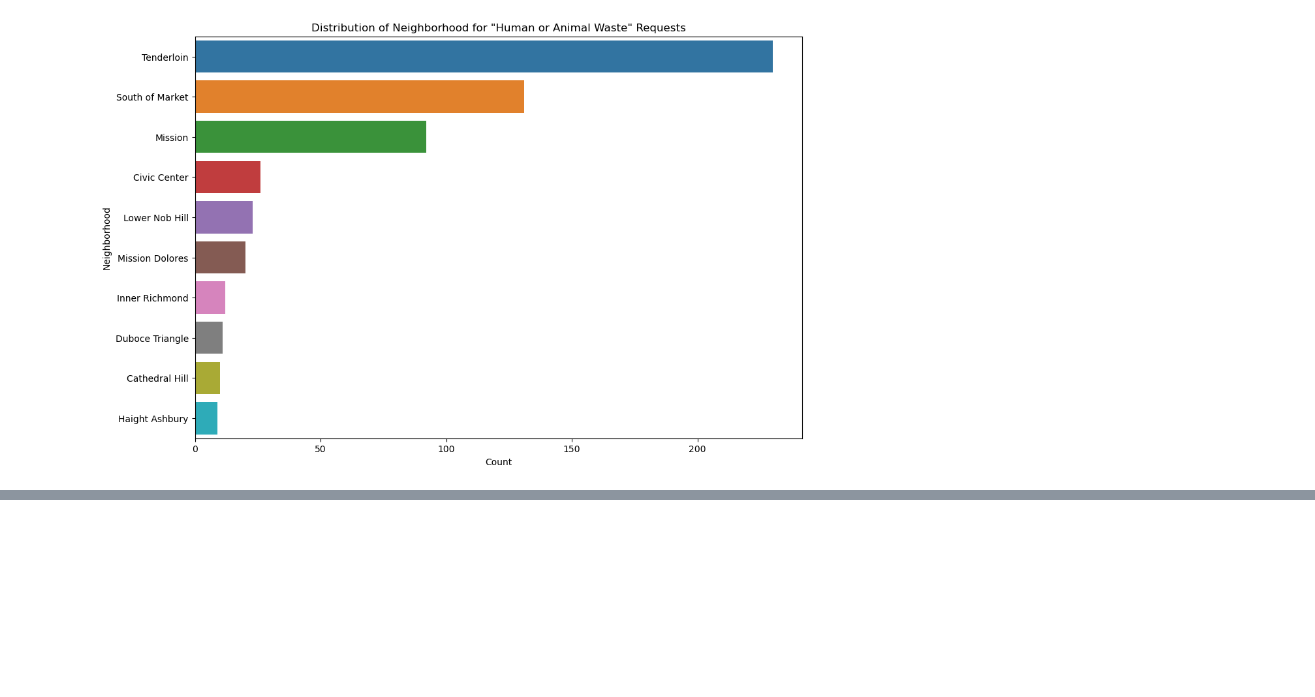
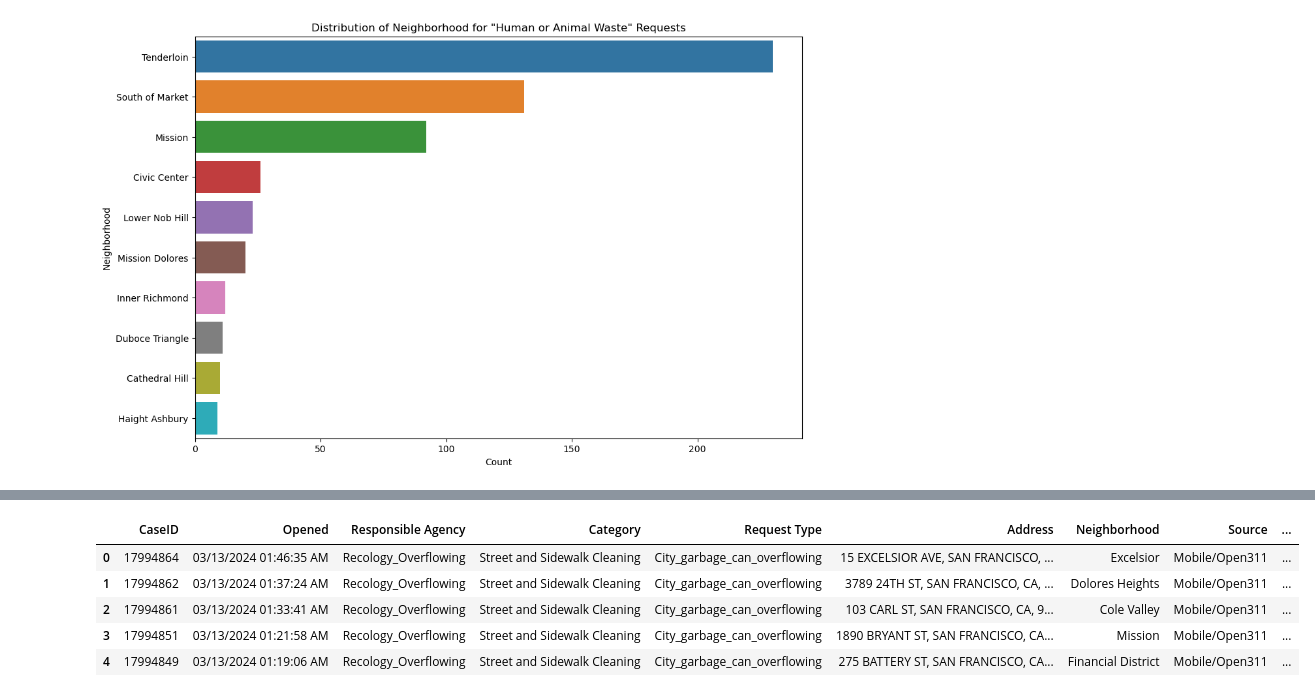
Before and after one commit to Wook22/Public_Data_Prediction_Modeling, a Jupyter notebook: EDA.ipynb, the cells around one changed output, grey strips where cells are left out. Saved outputs shown, nothing was run; the diff lists cells and outputs as text; code cells hidden in the pictures; blank space fills up the shorter version.

```diff
--- a/EDA.ipynb
+++ b/EDA.ipynb
@@ -177,0 +216,31 @@ plt.show()
+# %%
+df2 = df.copy()
+
+# Delete the unreleveent columns
+df3 = df2.drop(['Closed',
+                'Status',
+                'Request Details',
+                'Supervisor District',
+                'Updated'
+                ],
+               axis=1)
+
+# Split 'Point' column into separate 'Latitude' and 'Longitude' columns
+df3[['Latitude', 'Longitude']] = df3['Point'].str.strip('()').str.split(',', expand=True)
+
+# Convert the values to float
+df3['Latitude'] = df3['Latitude'].astype(float)
+df3['Longitude'] = df3['Longitude'].astype(float)
+
+# Drop the original 'Point' column if no longer needed
+df3.drop(columns=['Point'], inplace=True)
+
+# Display the modified DataFrame
+df3.head()
+# %% [output]
+|  | CaseID | Opened | Responsible Agency | Category | Request Type | Address | Neighborhood | Source | ... |
+| 0 | 17994864 | 03/13/2024 01:46:35 AM | Recology_Overflowing | Street and Sidewalk Cleaning | City_garbage_can_overflowing | 15 EXCELSIOR AVE, SAN FRANCISCO, ... | Excelsior | Mobile/Open311 | ... |
+| 1 | 17994862 | 03/13/2024 01:37:24 AM | Recology_Overflowing | Street and Sidewalk Cleaning | City_garbage_can_overflowing | 3789 24TH ST, SAN FRANCISCO, CA, ... | Dolores Heights | Mobile/Open311 | ... |
+| 2 | 17994861 | 03/13/2024 01:33:41 AM | Recology_Overflowing | Street and Sidewalk Cleaning | City_garbage_can_overflowing | 103 CARL ST, SAN FRANCISCO, CA, 9... | Cole Valley | Mobile/Open311 | ... |
+| 3 | 17994851 | 03/13/2024 01:21:58 AM | Recology_Overflowing | Street and Sidewalk Cleaning | City_garbage_can_overflowing | 1890 BRYANT ST, SAN FRANCISCO, CA... | Mission | Mobile/Open311 | ... |
+| 4 | 17994849 | 03/13/2024 01:19:06 AM | Recology_Overflowing | Street and Sidewalk Cleaning | City_garbage_can_overflowing | 275 BATTERY ST, SAN FRANCISCO, CA... | Financial District | Mobile/Open311 | ... |
```
Also changed, not shown: parts of 9 cells of this notebook, 1 other file.
